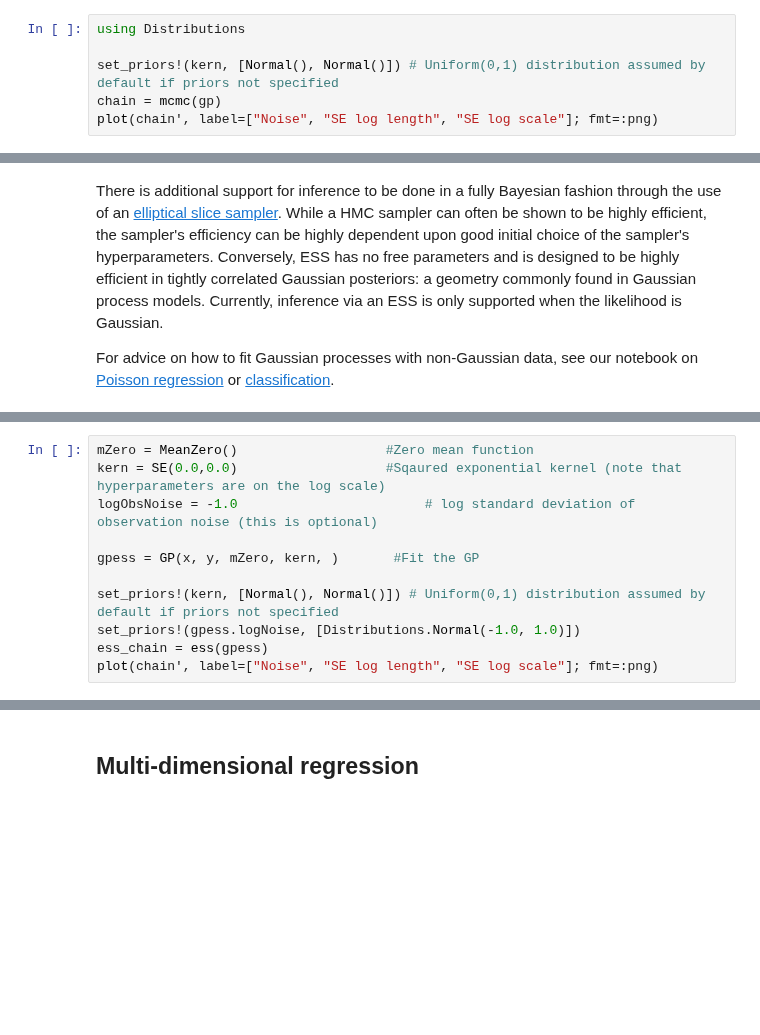
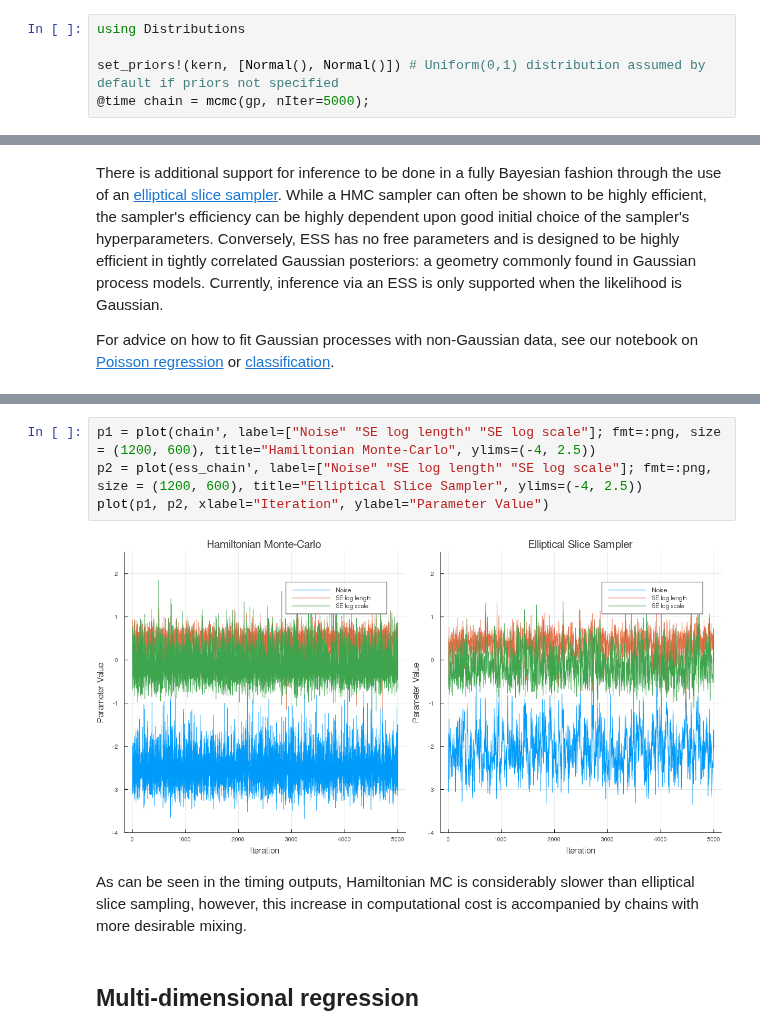
Before and after one commit to STOR-i/GaussianProcesses.jl, a Jupyter notebook: notebooks/Regression.ipynb, the cells around one changed output, grey strips where cells are left out. Drawn from its saved outputs; the diff is of its cells as text; blank space fills up the shorter version.

```diff
--- a/notebooks/Regression.ipynb
+++ b/notebooks/Regression.ipynb
@@ -137,6 +135,5 @@ MCMC, specifically a Hamiltonian Monte Carlo in this instance, can be run on the
 using Distributions
 
 set_priors!(kern, [Normal(), Normal()]) # Uniform(0,1) distribution assumed by default if priors not specified
-chain = mcmc(gp)
-plot(chain', label=["Noise", "SE log length", "SE log scale"]; fmt=:png)
+@time chain = mcmc(gp, nIter=5000);
 # %% [output]
@@ -168,11 +148,0 @@ true
-# %%
-mZero = MeanZero()                   #Zero mean function
-kern = SE(0.0,0.0)                   #Sqaured exponential kernel (note that hyperparameters are on the log scale)
-logObsNoise = -1.0                        # log standard deviation of observation noise (this is optional)
-
-gpess = GP(x, y, mZero, kern, )       #Fit the GP
-
-set_priors!(kern, [Normal(), Normal()]) # Uniform(0,1) distribution assumed by default if priors not specified
-set_priors!(gpess.logNoise, [Distributions.Normal(-1.0, 1.0)])
-ess_chain = ess(gpess)
-plot(chain', label=["Noise", "SE log length", "SE log scale"]; fmt=:png)
@@ -184,3 +157,11 @@ Acceptance rate: 0.195503
+# %%
+p1 = plot(chain', label=["Noise" "SE log length" "SE log scale"]; fmt=:png, size = (1200, 600), title="Hamiltonian Monte-Carlo", ylims=(-4, 2.5))
+p2 = plot(ess_chain', label=["Noise" "SE log length" "SE log scale"]; fmt=:png, size = (1200, 600), title="Elliptical Slice Sampler", ylims=(-4, 2.5))
+plot(p1, p2, xlabel="Iteration", ylabel="Parameter Value")
+# %% [output]
+[figure, added]
+# %% [markdown]
+As can be seen in the timing outputs, Hamiltonian MC is considerably slower than elliptical slice sampling, however, this increase in computational cost is accompanied by chains with more desirable mixing.
 # %% [markdown]
 ## Multi-dimensional regression
 # %% [markdown]
```
Also changed, not shown: parts of 11 cells of this notebook.
